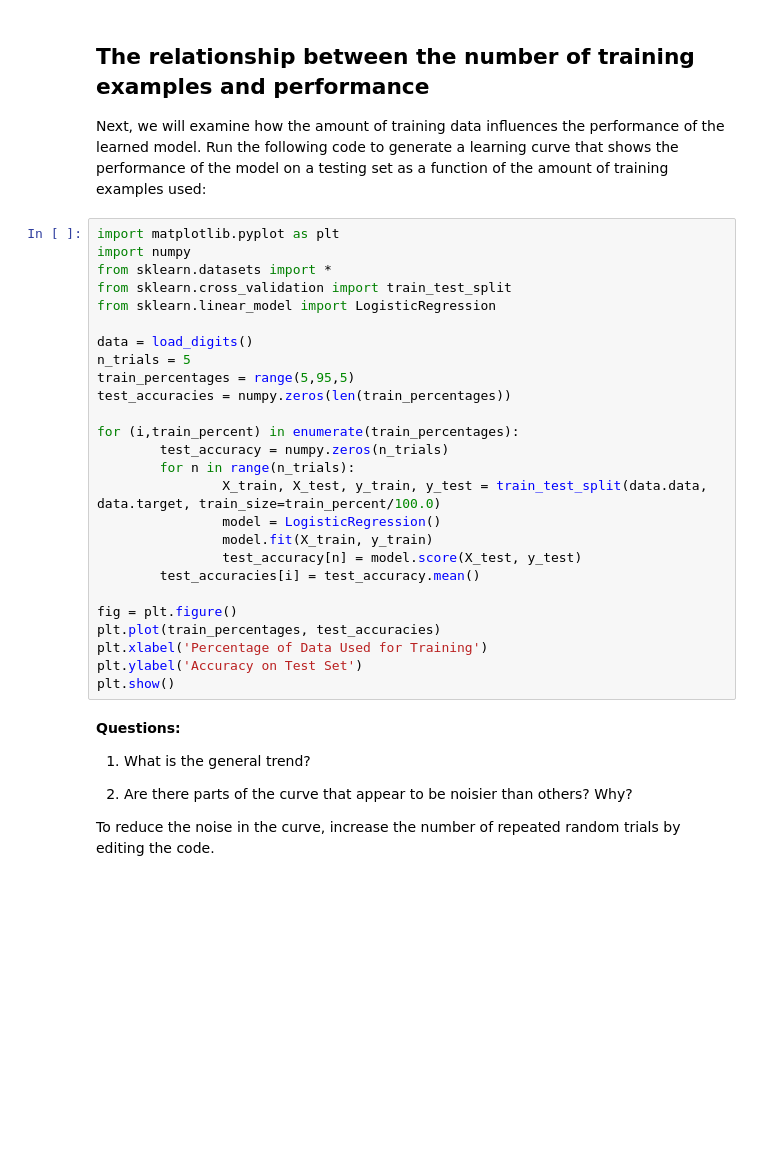
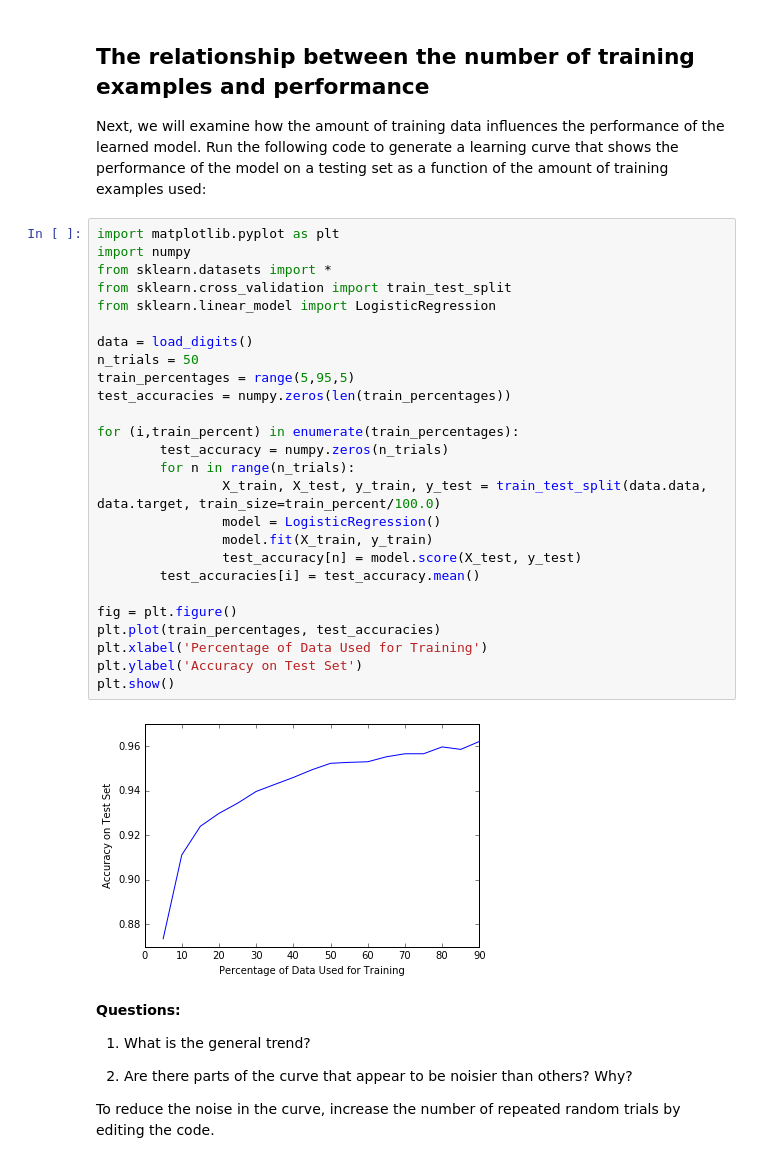
Before and after one commit to paulruvolo/DataScience16, a Jupyter notebook: inclass/day03/machine_learning_basics.ipynb, the cells around one changed output. Cells and saved outputs as stored; diff of their text form; blank space fills up the shorter version.

```diff
--- a/inclass/day03/machine_learning_basics.ipynb
+++ b/inclass/day03/machine_learning_basics.ipynb
@@ -174,29 +227,31 @@ Next, we will examine how the amount of training data influences the performance
 # %%
 import matplotlib.pyplot as plt
 import numpy
 from sklearn.datasets import *
 from sklearn.cross_validation import train_test_split
 from sklearn.linear_model import LogisticRegression
 
 data = load_digits()
-n_trials = 5
+n_trials = 50
 train_percentages = range(5,95,5)
 test_accuracies = numpy.zeros(len(train_percentages))
 
 for (i,train_percent) in enumerate(train_percentages):
         test_accuracy = numpy.zeros(n_trials)
         for n in range(n_trials):
                 X_train, X_test, y_train, y_test = train_test_split(data.data, data.target, train_size=train_percent/100.0)
                 model = LogisticRegression()
                 model.fit(X_train, y_train)
                 test_accuracy[n] = model.score(X_test, y_test)
         test_accuracies[i] = test_accuracy.mean()
 
 fig = plt.figure()
 plt.plot(train_percentages, test_accuracies)
 plt.xlabel('Percentage of Data Used for Training')
 plt.ylabel('Accuracy on Test Set')
 plt.show()
+# %% [output]
+[figure, added]
 # %% [markdown]
 **Questions:**
 
```
Also changed, not shown: parts of 8 cells of this notebook.
